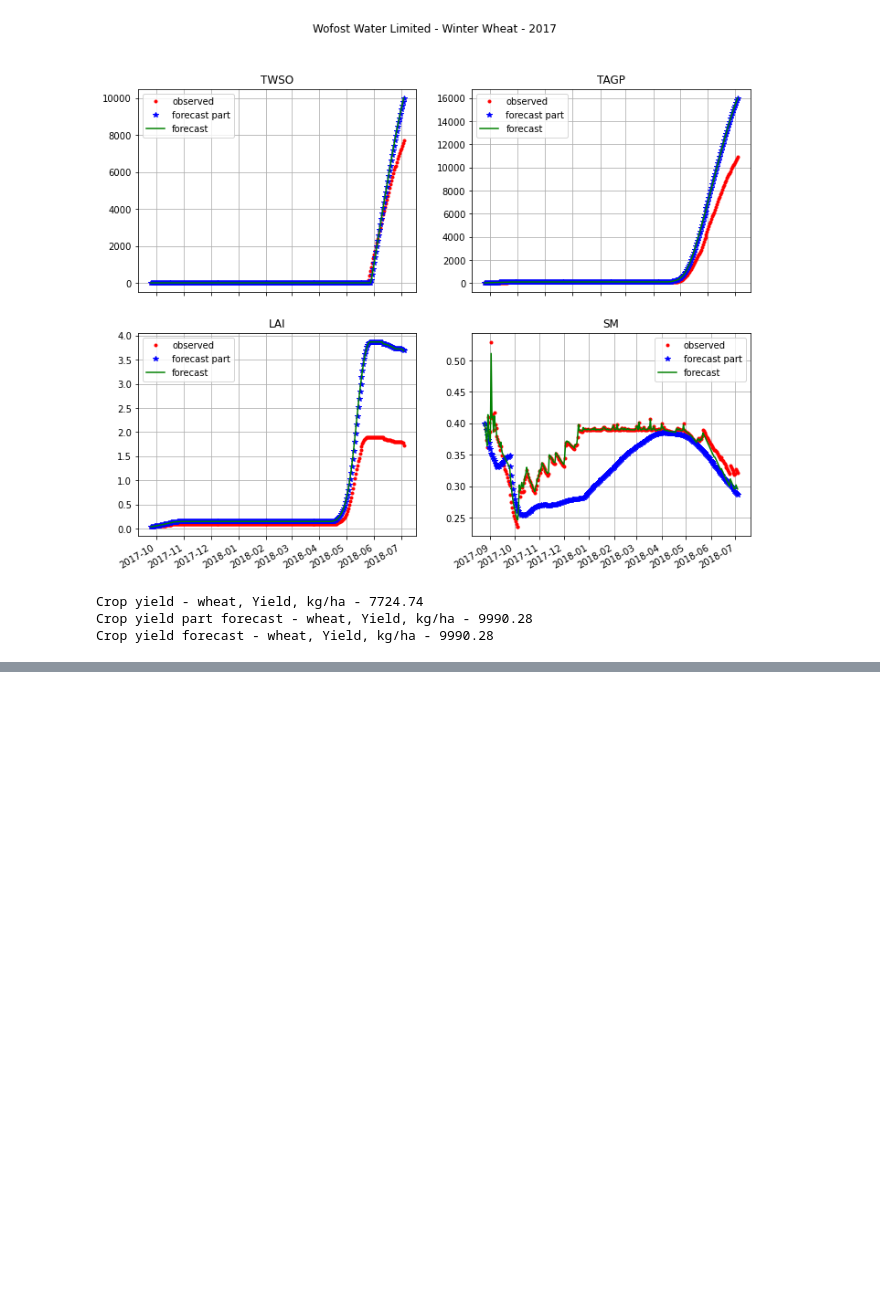
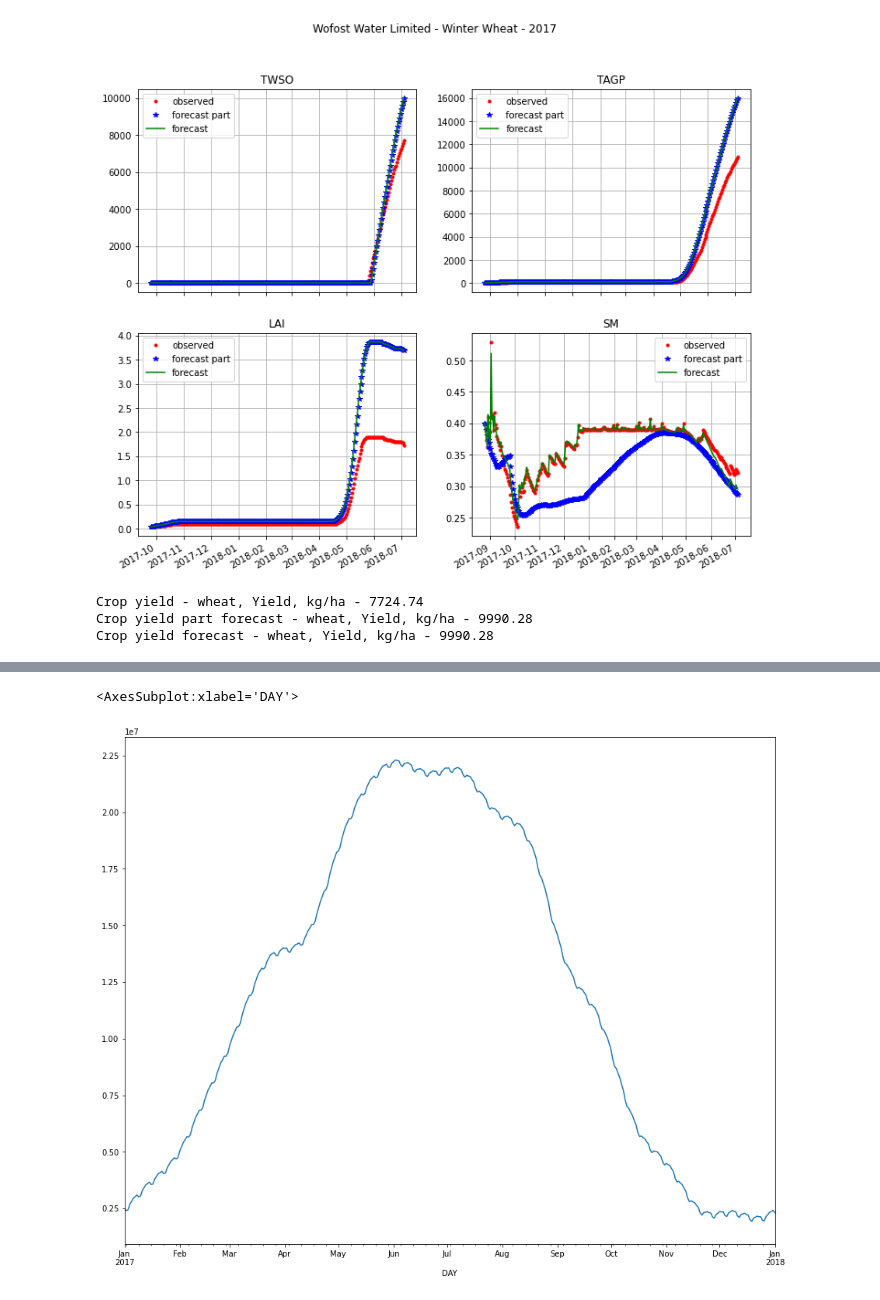
Before and after one commit to mishagrol/CS_MSU, a Jupyter notebook: Course Work/WOFOST.ipynb, the cells around one changed output, grey strips where cells are left out. Cells and saved outputs as stored; diff of their text form; code cells hidden in the pictures; blank space fills up the shorter version.

```diff
--- a/Course Work/WOFOST.ipynb
+++ b/Course Work/WOFOST.ipynb
@@ -628,0 +694,6 @@ Crop yield forecast - wheat, Yield, kg/ha - 9990.28
+# %%
+
+select['IRRAD'].plot()
+# %% [output]
+<AxesSubplot:xlabel='DAY'>
+[figure, added]
```
Also changed, not shown: parts of 8 cells of this notebook.
